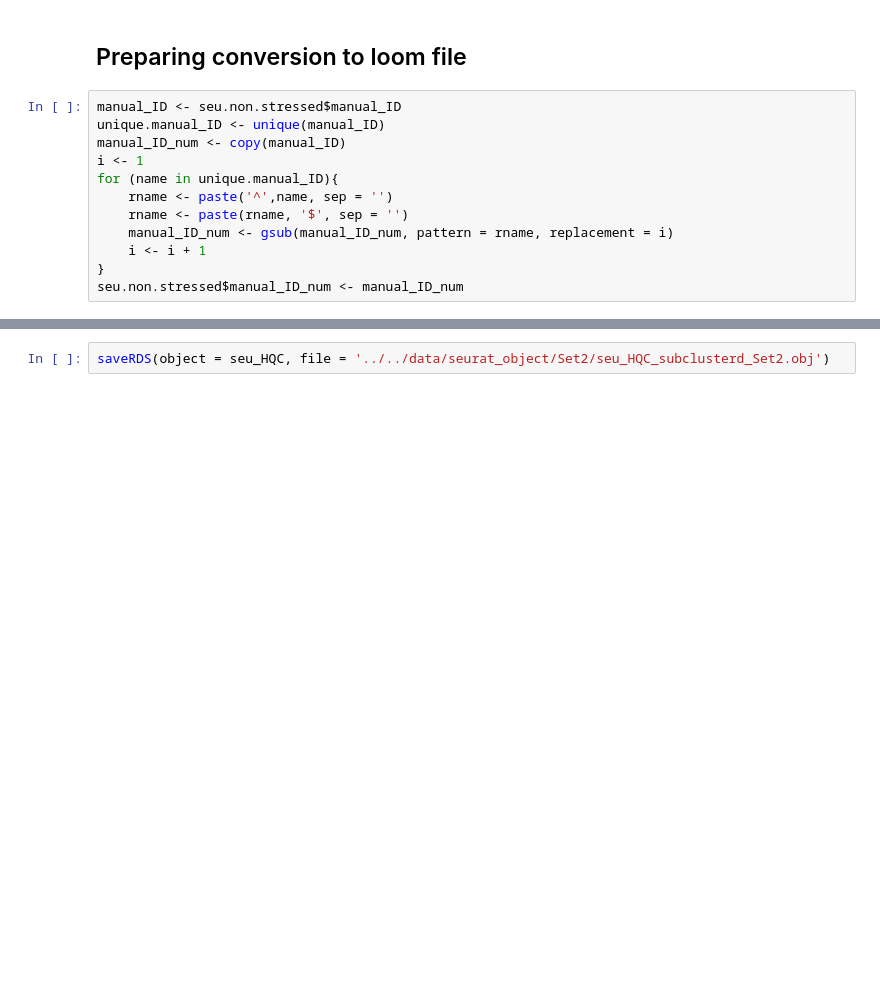
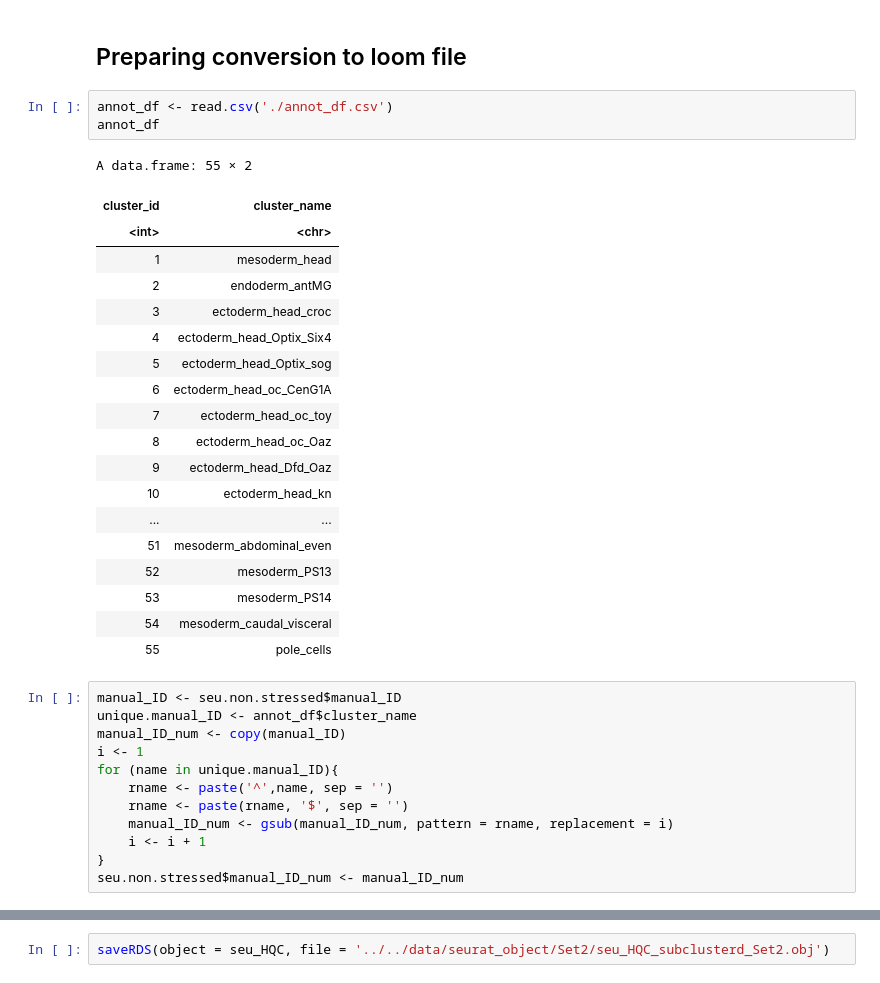
Before and after one commit to TKondolab/flygastrula2, a Jupyter notebook: analysis/02_Set2/08_merge_ID.ipynb, the cells around one changed output, grey strips where cells are left out. Drawn from its saved outputs; the diff is of its cells as text; blank space fills up the shorter version.

Commit message:
fix cluster id

```diff
--- a/analysis/02_Set2/08_merge_ID.ipynb
+++ b/analysis/02_Set2/08_merge_ID.ipynb
@@ -257,9 +257,32 @@ ggsave(fig, file = "./figures/08_merge_ID/all_cells_umap2_Set2.eps", dpi = 300,
 [figure]
 # %% [markdown]
 ## Preparing conversion to loom file
+# %%
+annot_df <- read.csv('./annot_df.csv')
+annot_df
+# %% [output]
+A data.frame: 55 × 2
+| cluster_id | cluster_name |
+| <int> | <chr> |
+| 1 | mesoderm_head |
+| 2 | endoderm_antMG |
+| 3 | ectoderm_head_croc |
+| 4 | ectoderm_head_Optix_Six4 |
+| 5 | ectoderm_head_Optix_sog |
+| 6 | ectoderm_head_oc_CenG1A |
+| 7 | ectoderm_head_oc_toy |
+| 8 | ectoderm_head_oc_Oaz |
+| 9 | ectoderm_head_Dfd_Oaz |
+| 10 | ectoderm_head_kn |
+| ... | ... |
+| 51 | mesoderm_abdominal_even |
+| 52 | mesoderm_PS13 |
+| 53 | mesoderm_PS14 |
+| 54 | mesoderm_caudal_visceral |
+| 55 | pole_cells |
 # %%
 manual_ID <- seu.non.stressed$manual_ID
-unique.manual_ID <- unique(manual_ID)
+unique.manual_ID <- annot_df$cluster_name
 manual_ID_num <- copy(manual_ID)
 i <- 1
 for (name in unique.manual_ID){
```
Also changed, not shown: parts of 5 cells of this notebook, 8 other files.
